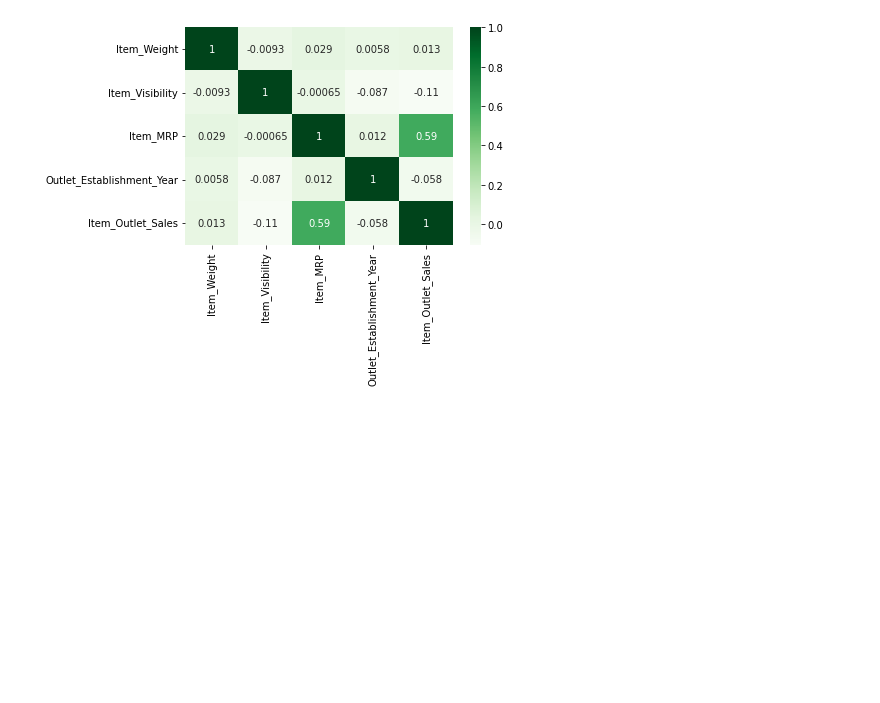
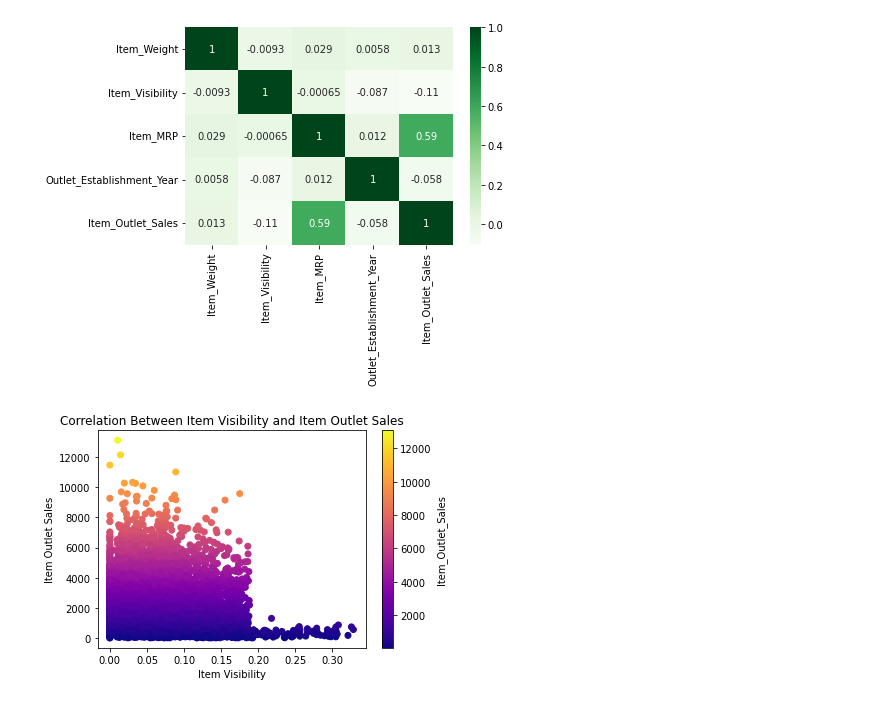
Before and after one commit to yelxel/sales-predictions, a Jupyter notebook: sales_predictions.ipynb, the cells around one changed output. Cells and saved outputs as stored; diff of their text form; code cells hidden in the pictures; blank space fills up the shorter version.

```diff
--- a/sales_predictions.ipynb
+++ b/sales_predictions.ipynb
@@ -283,3 +284,12 @@ sns.heatmap(corr, cmap = 'Greens', annot = True)
 # %% [output]
 <matplotlib.axes._subplots.AxesSubplot at 0x...>
 [figure]
+# %%
+plt.scatter(df['Item_Visibility'], df['Item_Outlet_Sales'], c=df['Item_Outlet_Sales'], cmap='plasma')
+plt.colorbar(label='Item_Outlet_Sales')
+plt.title('Correlation Between Item Visibility and Item Outlet Sales')
+plt.xlabel('Item Visibility')
+plt.ylabel('Item Outlet Sales')
+plt.show()
+# %% [output]
+[figure, added]
```
Also changed, not shown: parts of 11 cells of this notebook.
